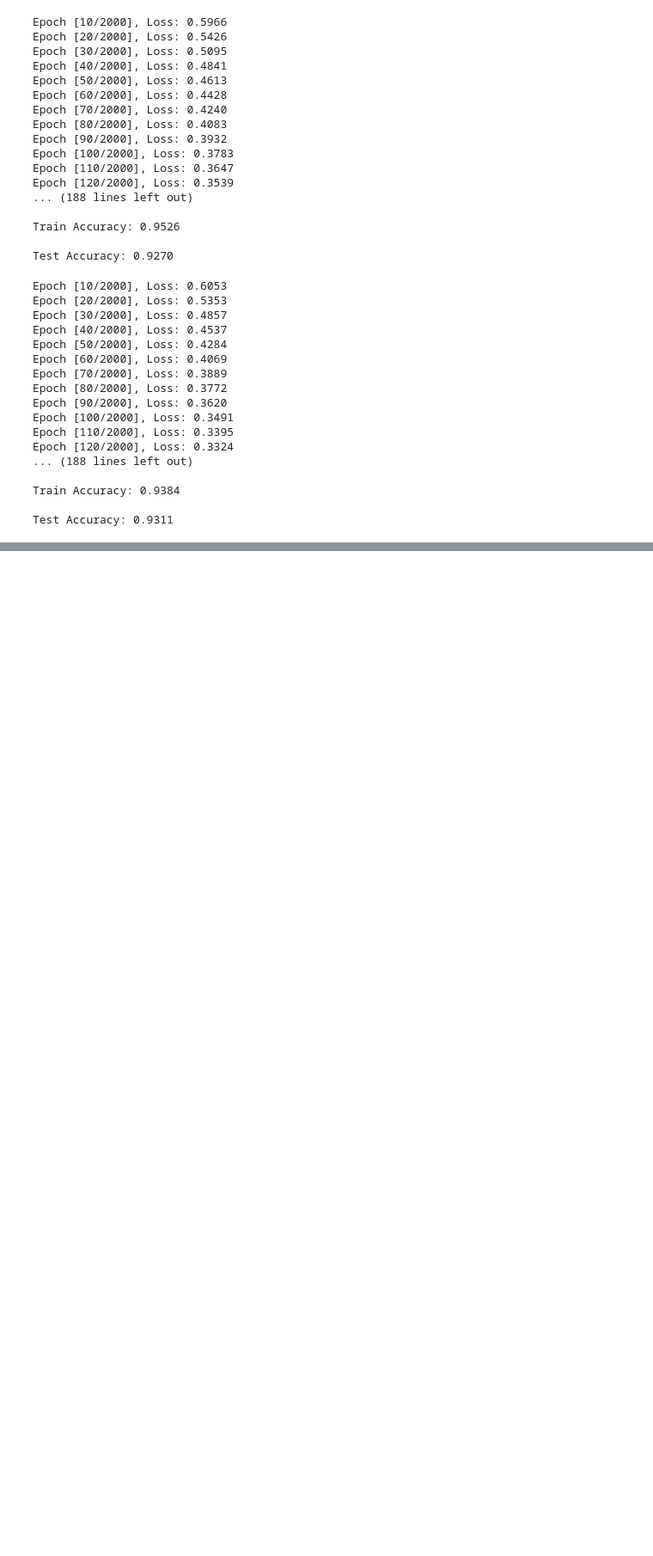
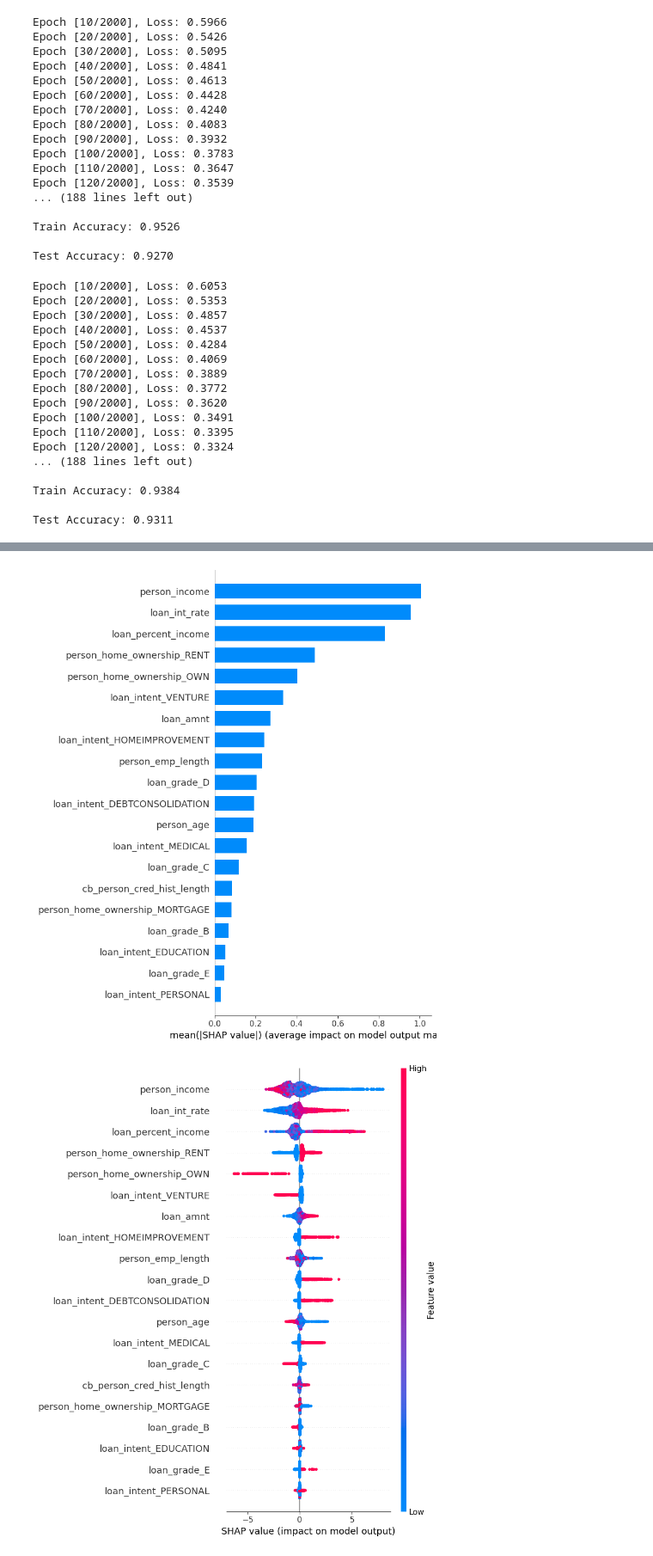
Before and after one commit to johnwee1/dsai-project, a Jupyter notebook: explore.ipynb, the cells around one changed output, grey strips where cells are left out. Shown at 86% size. Saved outputs shown, nothing was run; the diff lists cells and outputs as text; code cells hidden in the pictures; blank space fills up the shorter version.

```diff
--- a/explore.ipynb
+++ b/explore.ipynb
@@ -2204,0 +2229,28 @@ weighted avg       0.93      0.93      0.92      5700
+# %%
+import shap
+
+# SHAP Analysis
+# Create a SHAP explainer object
+explainer = shap.Explainer(xgboost_model)
+
+# Calculate SHAP values
+shap_values = explainer(X_test)
+
+# Summary plot of SHAP values
+shap.summary_plot(shap_values, X_test, plot_type="bar")
+shap.summary_plot(shap_values, X_test)
+
+# SHAP force plot for a specific prediction (e.g., first test instance)
+shap.plots.waterfall(shap_values[0])
+
+# SHAP dependence plots for top features
+# Get feature names (adjust this if your X_test doesn't have column names)
+feature_names = X_test.columns if hasattr(X_test, 'columns') else [f"feature_{i}" for i in range(X_test.shape[1])]
+
+# Plot dependence plots for top 3 features based on mean absolute SHAP values
+top_features_idx = np.argsort(-np.abs(shap_values.values).mean(0))[:3]
+for idx in top_features_idx:
+    shap.plots.scatter(shap_values[:, idx], color=shap_values)
+# %% [output]
+[figure, added]
+[figure, added]
```
Also changed, not shown: parts of 13 cells of this notebook, 1 other file.
